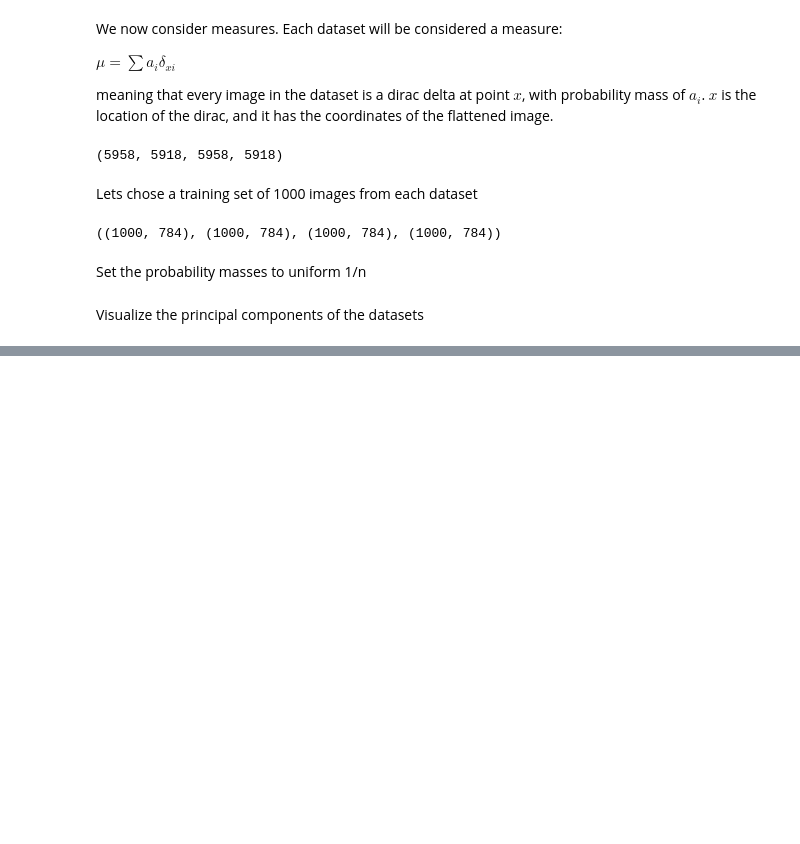
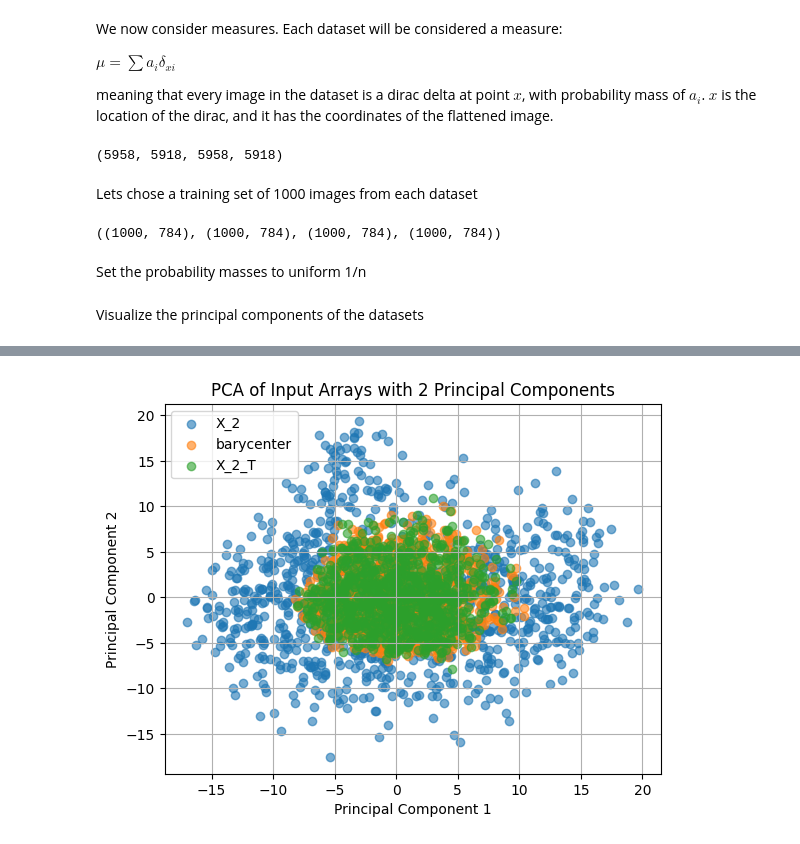
Before and after one commit to balazsmorv/fmri_classifier, a Jupyter notebook: MNIST-WBT/mnist-wbt.ipynb, the cells around one changed output, grey strips where cells are left out. Drawn from its saved outputs; the diff is of its cells as text; code cells hidden in the pictures; blank space fills up the shorter version.

```diff
--- a/MNIST-WBT/mnist-wbt.ipynb
+++ b/MNIST-WBT/mnist-wbt.ipynb
@@ -130,0 +165,9 @@ visualize_barycenter_diracs(barycenter=barycenter, num_images=20)
+# %%
+X_2_T = (torch.tensor(X_2, dtype=torch.float, device=device) @ L[0:784] + L[784])
+# %%
+plot_pca_for_arrays(arrays=[X_2, barycenter, X_2_T],
+                    n_components=2,
+                    labels=['X_2', "barycenter", "X_2_T"])
+plt.show()
+# %% [output]
+[figure, added]
```
Also changed, not shown: parts of 11 cells of this notebook, 2 other files.
